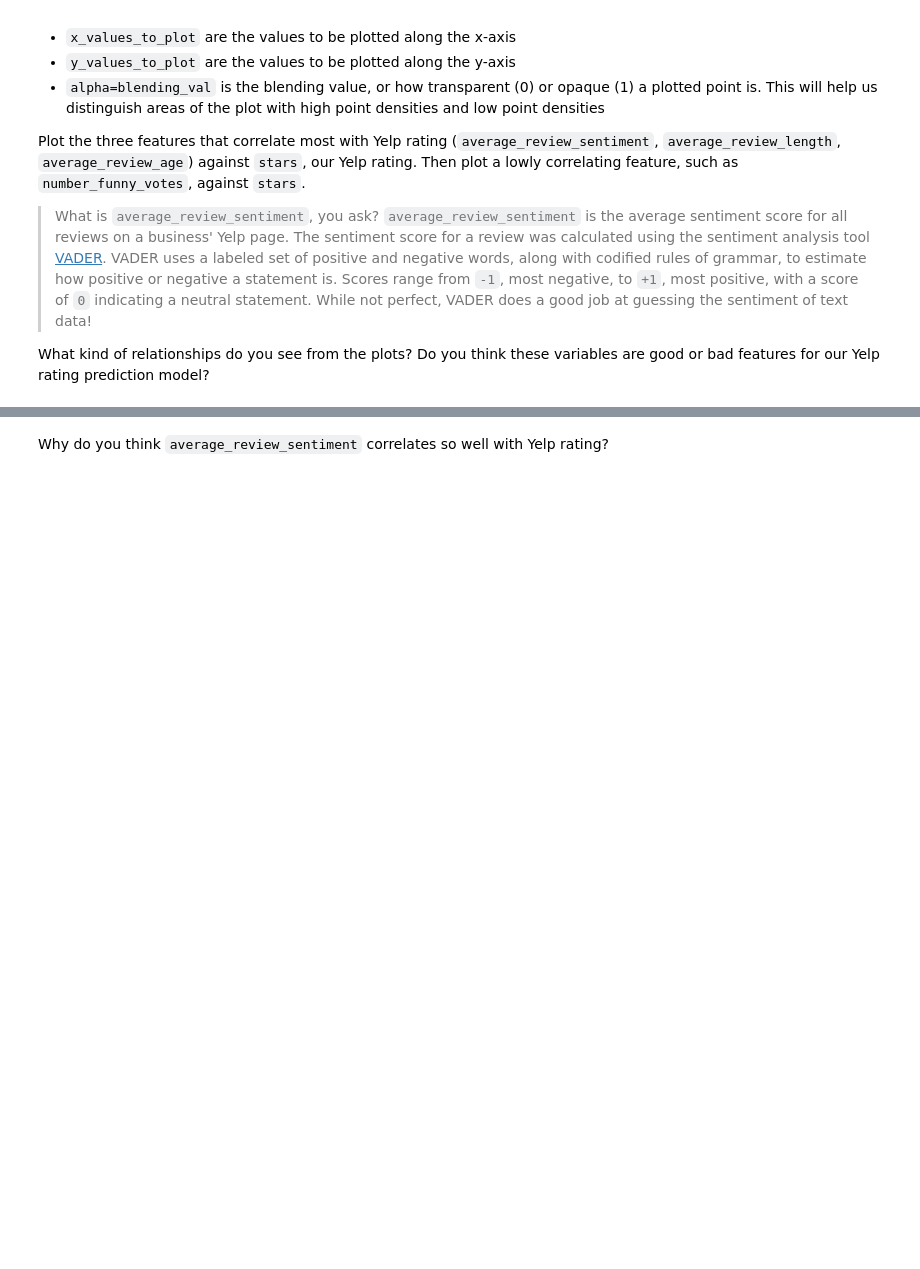
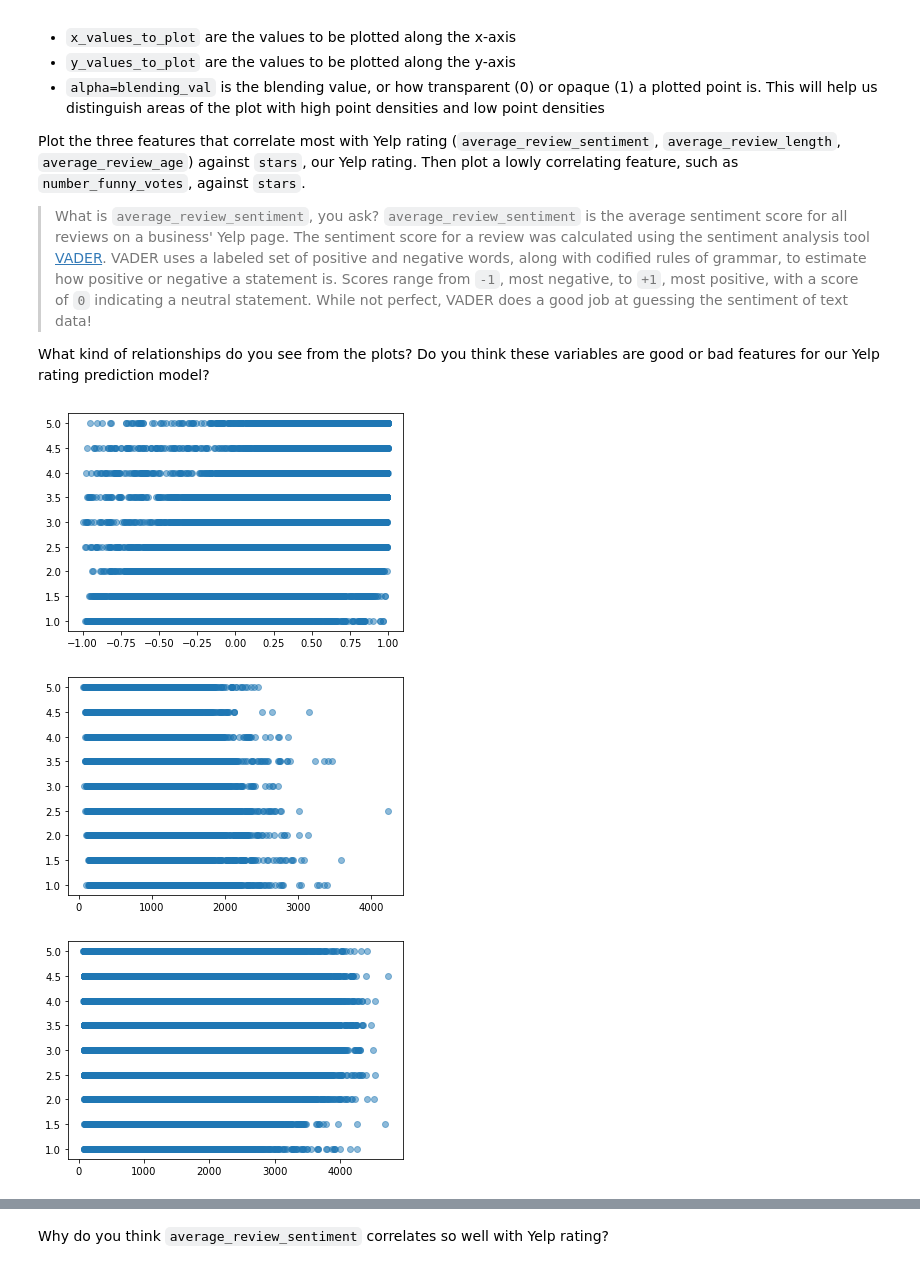
Before and after one commit to LenSin3/yelp_regression_project, a Jupyter notebook: yelp_regression.ipynb, the cells around one changed output, grey strips where cells are left out. Drawn from its saved outputs; the diff is of its cells as text; code cells hidden in the pictures; blank space fills up the shorter version.

Commit message:
check for correlation between features and star rating

```diff
--- a/yelp_regression.ipynb
+++ b/yelp_regression.ipynb
@@ -277,6 +297,16 @@ Plot the three features that correlate most with Yelp rating (`average_review_se
 >What is `average_review_sentiment`, you ask? `average_review_sentiment` is the average sentiment score for all reviews on a business' Yelp page. The sentiment score for a review was calculated using the sentiment analysis tool [VADER](https://github.com/cjhutto/vaderSentiment). VADER uses a labeled set of positive and negative words, along with codified rules of grammar, to estimate how positive or negative a statement is. Scores range from `-1`, most negative, to `+1`, most positive, with a score of `0` indicating a neutral statement. While not perfect, VADER does a good job at guessing the sentiment of text data!
 
 What kind of relationships do you see from the plots? Do you think these variables are good or bad features for our Yelp rating prediction model?
+# %%
+from matplotlib import pyplot as plt
+features = ['average_review_sentiment', 'average_review_length', 'average_review_age']
+for x in features:
+    plt.scatter(df[x], df['stars'], alpha=0.5)
+    plt.show()
+# %% [output]
+[figure, added]
+[figure, added]
+[figure, added]
 # %%
 from matplotlib import pyplot as plt
 
```
Also changed, not shown: parts of 6 cells of this notebook.
